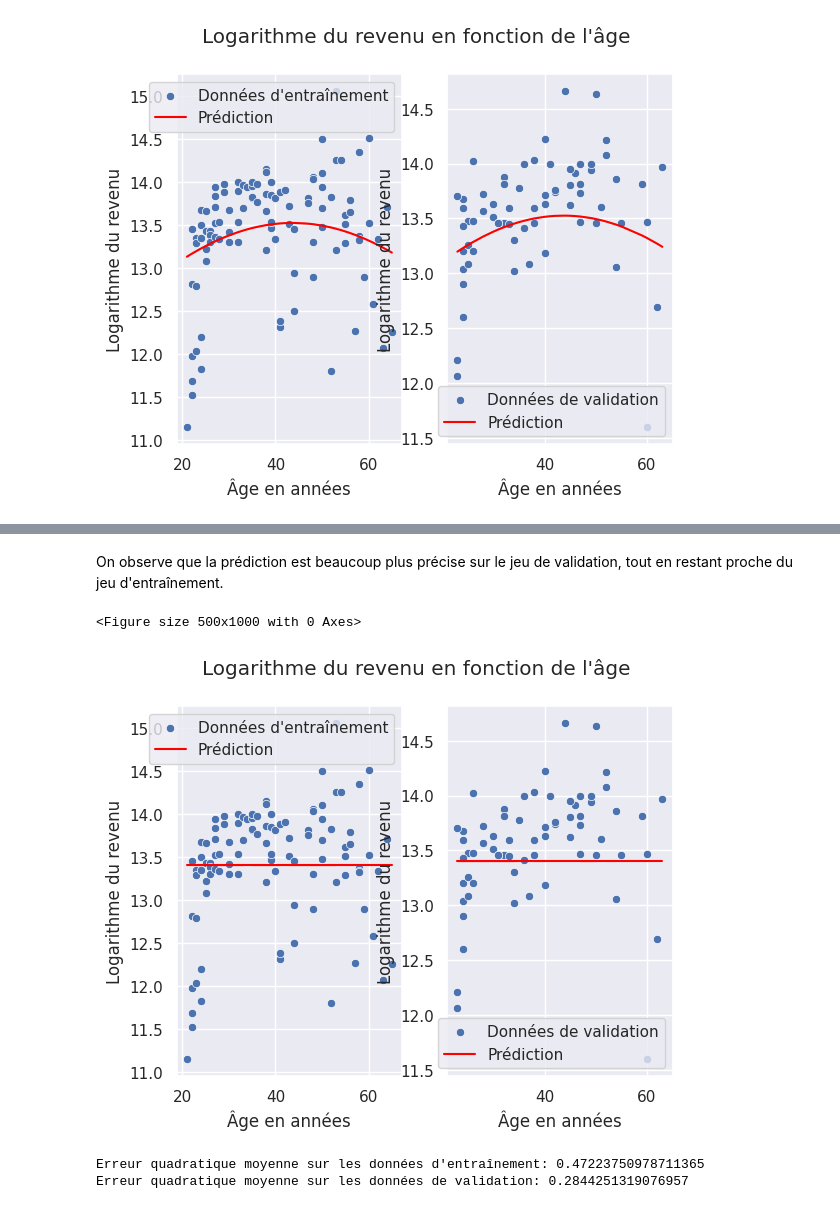
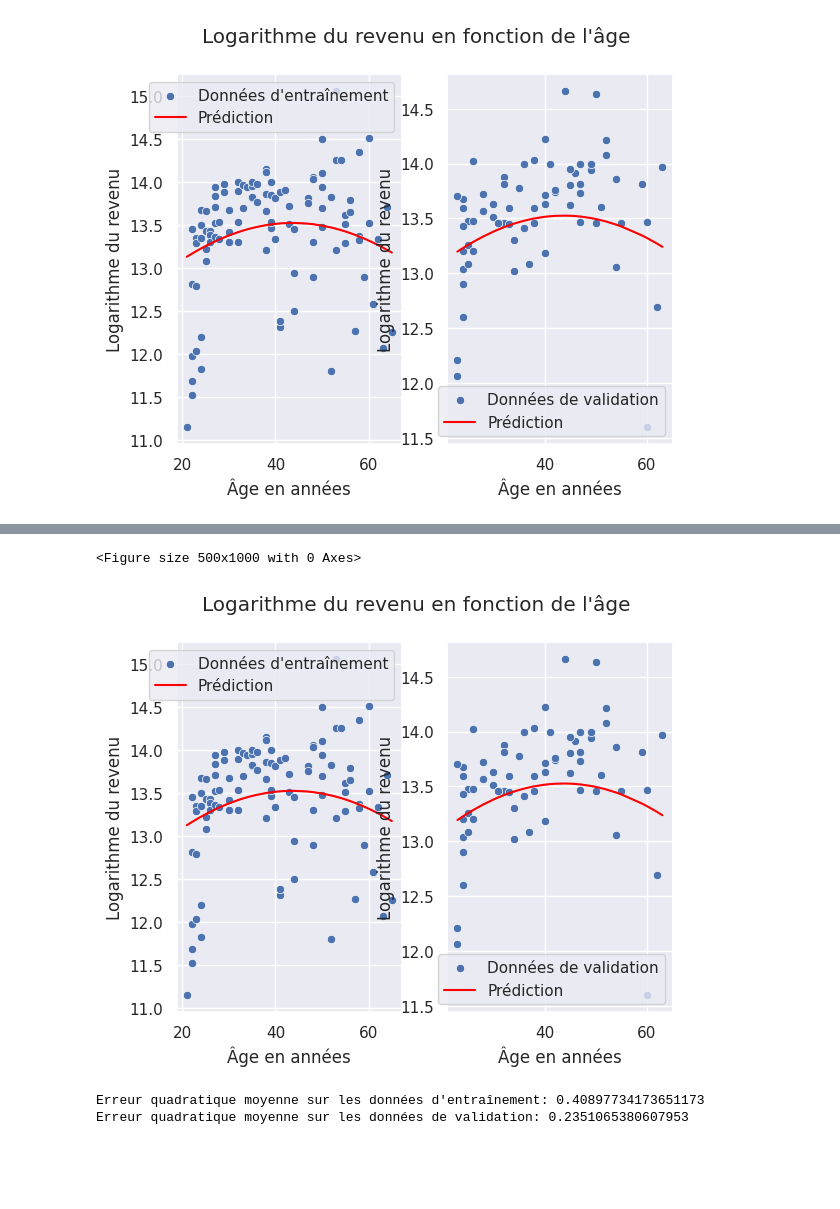
Before and after one commit to cmnemoi/GaussianProcess, a Jupyter notebook: notebook.ipynb, the cells around one changed output, grey strips where cells are left out. Cells and saved outputs as stored; diff of their text form; code cells hidden in the pictures; blank space fills up the shorter version.

```diff
--- a/notebook.ipynb
+++ b/notebook.ipynb
@@ -117,9 +116,9 @@ Nous avons implémenté les fonctions suivantes (inspirées de l'implémentation
 # %%
-ess_gaussian_process = GaussianProcess(kernel='exp_sine_squared')
-ess_gaussian_process.fit(X_train, y_train)
+gaussian_kernel_gaussian_process = GaussianProcess(kernel='gaussian')
+gaussian_kernel_gaussian_process.fit(X_train, y_train)
 
-y_train_pred, _ = ess_gaussian_process.predict(X_train)
-y_val_pred, _ = ess_gaussian_process.predict(X_val)
+y_train_pred, _ = gaussian_kernel_gaussian_process.predict(X_train)
+y_val_pred, _ = gaussian_kernel_gaussian_process.predict(X_val)
 
 plot_train_and_val(X_train, y_train, y_train_pred, X_val, y_val, y_val_pred)
 # %% [output]
@@ -179,21 +178,19 @@ Erreur quadratique moyenne sur les données de validation: 0.23558738016806396
-# %% [markdown]
-On observe que la prédiction est beaucoup plus précise sur le jeu de validation, tout en restant proche du jeu d'entraînement.
 # %%
-ess_gaussian_process.optimize(X_val, y_val)
+gaussian_kernel_gaussian_process.optimize(X_val, y_val)
 
-y_train_pred, _ = ess_gaussian_process.predict(X_train)
-y_val_pred, _ = ess_gaussian_process.predict(X_val)
+y_train_pred, _ = gaussian_kernel_gaussian_process.predict(X_train)
+y_val_pred, _ = gaussian_kernel_gaussian_process.predict(X_val)
 
 plot_train_and_val(X_train, y_train, y_train_pred, X_val, y_val, y_val_pred)
 # %% [output]
 <Figure size 500x1000 with 0 Axes>
-[figure, old version]
+[figure, new version]
 # %%
-print(f"Erreur quadratique moyenne sur les données d'entraînement: {ess_gaussian_process.score(X_train, y_train)}")
-print(f"Erreur quadratique moyenne sur les données de validation: {ess_gaussian_process.score(X_val, y_val)}")
+print(f"Erreur quadratique moyenne sur les données d'entraînement: {gaussian_kernel_gaussian_process.score(X_train, y_train)}")
+print(f"Erreur quadratique moyenne sur les données de validation: {gaussian_kernel_gaussian_process.score(X_val, y_val)}")
 # %% [output]
-Erreur quadratique moyenne sur les données d'entraînement: 0.47223750978711365
-Erreur quadratique moyenne sur les données de validation: 0.2844251319076957
+Erreur quadratique moyenne sur les données d'entraînement: 0.40897734173651173
+Erreur quadratique moyenne sur les données de validation: 0.2351065380607953
 # %%
 rq_kernel_gaussian_process.optimize(X_val, y_val)
 
```
Also changed, not shown: parts of 10 cells of this notebook.
